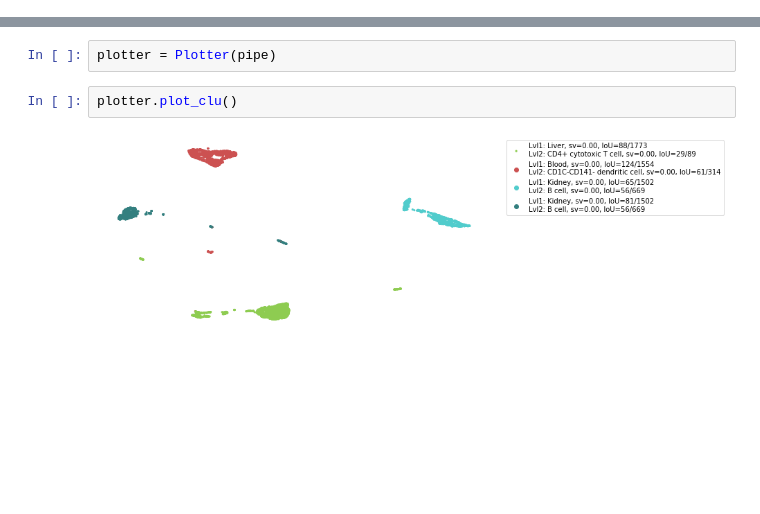
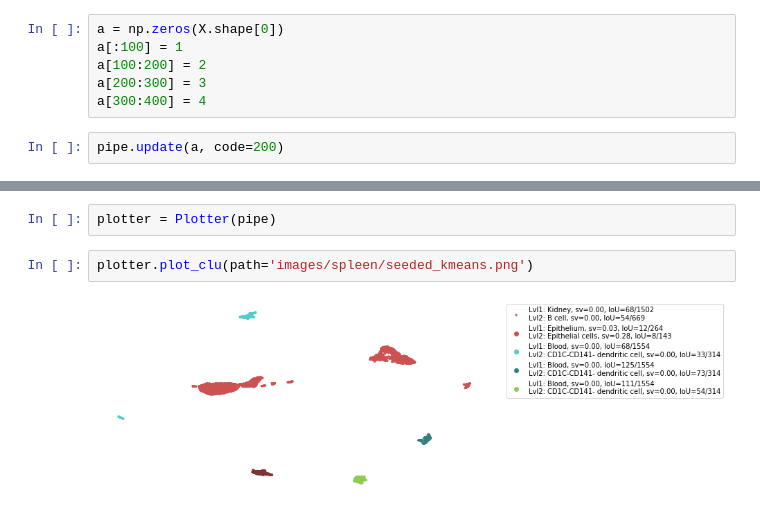
Before and after one commit to ferrocactus/cellar, a Jupyter notebook: notebooks/main.ipynb, the cells around one changed output, grey strips where cells are left out. Saved outputs shown, nothing was run; the diff lists cells and outputs as text; blank space fills up the shorter version.

Commit message:
added seeded kmeans

```diff
--- a/notebooks/main.ipynb
+++ b/notebooks/main.ipynb
@@ -21,3 +21,11 @@ TTest: Finished finding markers for cluster 2.
 TTest: Finished finding markers for cluster 3.
 HyperGeom: Finished finding lvl1 types.
 HyperGeom: Finished finding lvl2 types.
+# %%
+a = np.zeros(X.shape[0])
+a[:100] = 1
+a[100:200] = 2
+a[200:300] = 3
+a[300:400] = 4
+# %%
+pipe.update(a, code=200)
@@ -24,6 +41,6 @@ HyperGeom: Finished finding lvl2 types.
 # %%
 plotter = Plotter(pipe)
-# %%
-plotter.plot_clu()
-# %% [output]
-[figure, removed]
+# %%
+plotter.plot_clu(path='images/spleen/seeded_kmeans.png')
+# %% [output]
+[figure, added]
```
Also changed, not shown: parts of 2 cells of this notebook, 8 other files.
